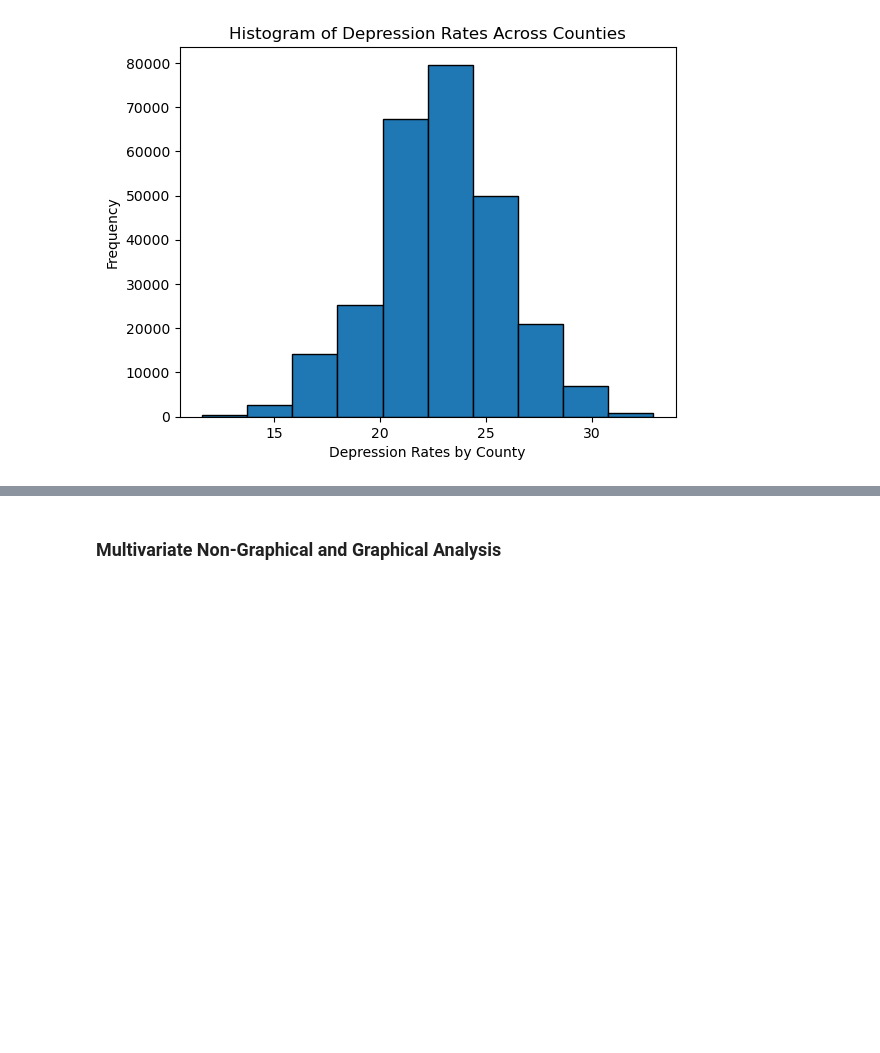
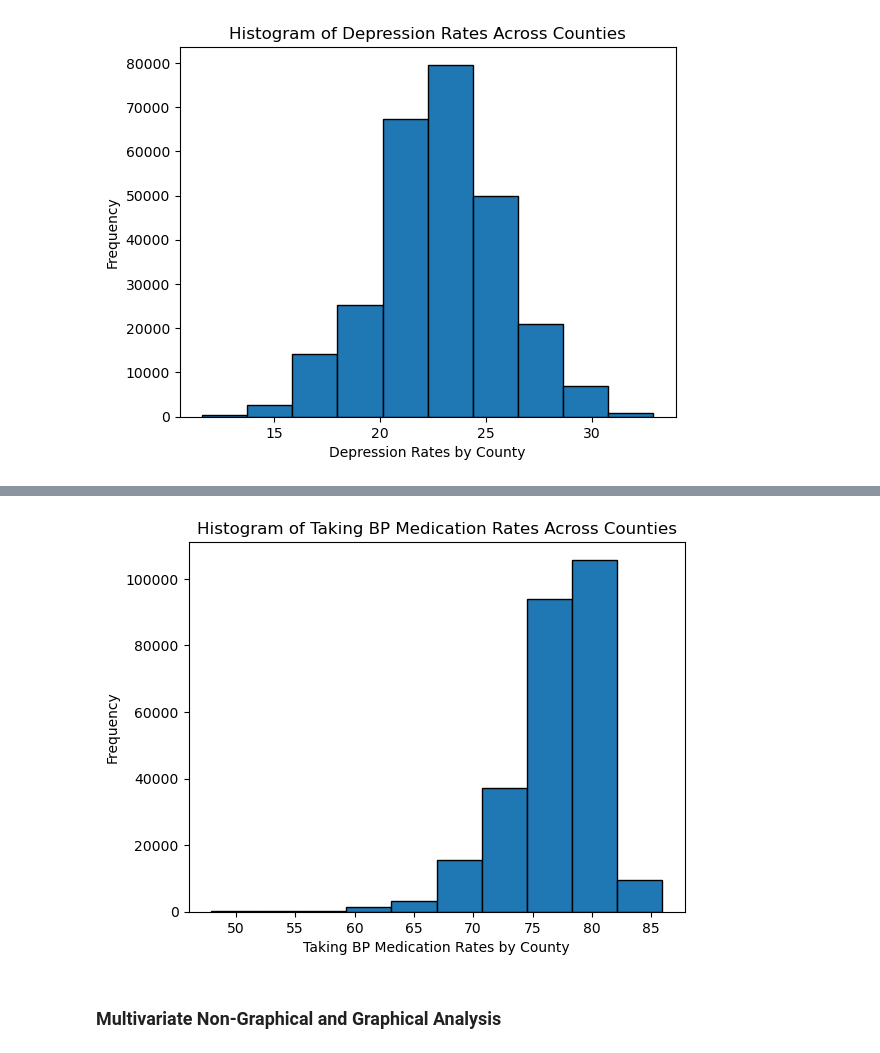
Before and after one commit to shailja-somani-0/ADS-599-Capstone, a Jupyter notebook: Code_Library/2_EDA.ipynb, the cells around one changed output, grey strips where cells are left out. Drawn from its saved outputs; the diff is of its cells as text; code cells hidden in the pictures; blank space fills up the shorter version.

```diff
--- a/Code_Library/2_EDA.ipynb
+++ b/Code_Library/2_EDA.ipynb
@@ -136,3 +152,11 @@ plt.show()
+# %%
+plt.hist(df['Taking BP Medication'], bins=10, edgecolor='k')
+plt.title('Histogram of Taking BP Medication Rates Across Counties')
+plt.xlabel('Taking BP Medication Rates by County')
+plt.ylabel('Frequency')
+plt.show()
+# %% [output]
+[figure, added]
 # %% [markdown]
 ### Multivariate Non-Graphical and Graphical Analysis
 # %%
```
Also changed, not shown: parts of 5 cells of this notebook.
